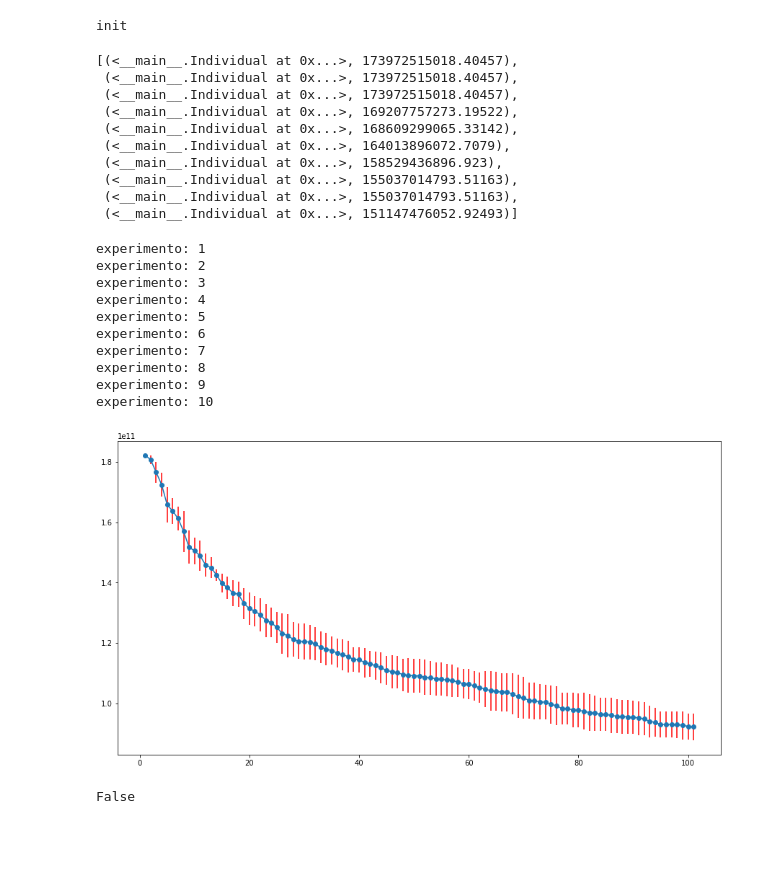
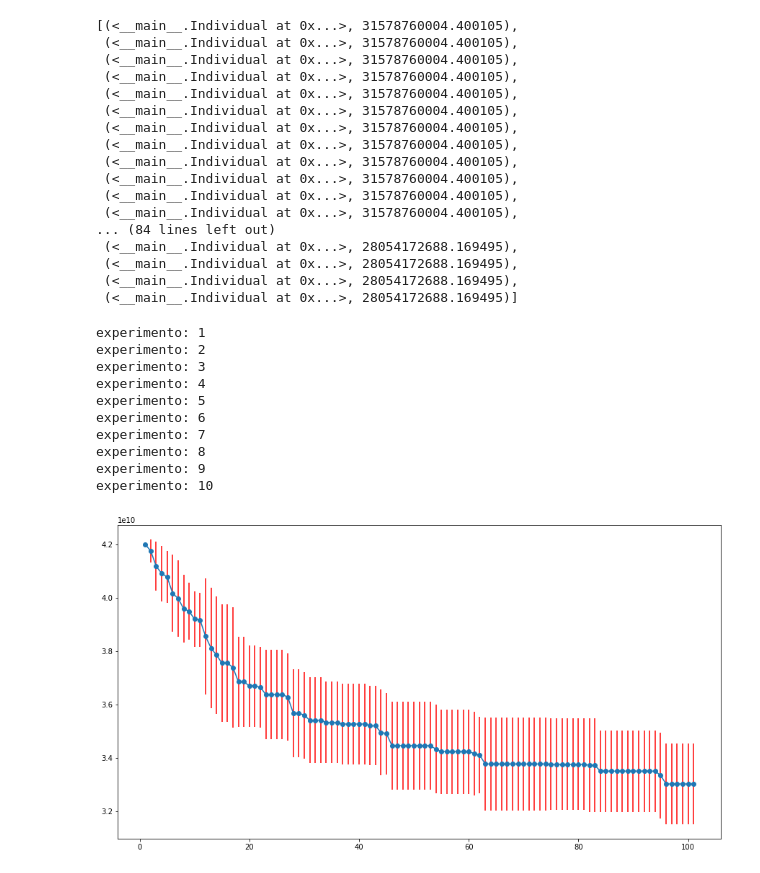
Before and after one commit to DavidSotoA/Optimzacion, a Jupyter notebook: Genetic_Algorithm.ipynb, the cells around one changed output. Drawn from its saved outputs; the diff is of its cells as text; code cells hidden in the pictures; blank space fills up the shorter version.

```diff
--- a/Genetic_Algorithm.ipynb
+++ b/Genetic_Algorithm.ipynb
@@ -340,9 +384,9 @@ def execGeneticAlgorithm(pathIn, pathOut, generaciones, tamPoblacion, hijosSampl
 *   - participantesTorneoSample: porcentaje de individuos que participaran en un torneo en la selección por torneo
 """
 
-pathIn =  "./data/fl_25_1"
+pathIn =  "./data/fl_16_1"
 pathOut = "./solucion.txt"
-generaciones = 10
+generaciones = 100
 tamPoblacion = 10
 hijosSample = 0.8
 mutacionProb = 1
@@ -352,17 +396,23 @@ participantesTorneoSample = 0.2
 x = execGeneticAlgorithm(pathIn, pathOut, generaciones, tamPoblacion, hijosSample, mutacionProb, seleccionElitismo, participantesTorneoSample)
 x
 # %% [output]
-init
+[(<__main__.Individual at 0x...>, 31578760004.400105),
+ (<__main__.Individual at 0x...>, 31578760004.400105),
+ (<__main__.Individual at 0x...>, 31578760004.400105),
+ (<__main__.Individual at 0x...>, 31578760004.400105),
+ (<__main__.Individual at 0x...>, 31578760004.400105),
+ (<__main__.Individual at 0x...>, 31578760004.400105),
+ (<__main__.Individual at 0x...>, 31578760004.400105),
+ (<__main__.Individual at 0x...>, 31578760004.400105),
+ (<__main__.Individual at 0x...>, 31578760004.400105),
+ (<__main__.Individual at 0x...>, 31578760004.400105),
+ (<__main__.Individual at 0x...>, 31578760004.400105),
+ (<__main__.Individual at 0x...>, 31578760004.400105),
+... (84 lines left out)
+ (<__main__.Individual at 0x...>, 28054172688.169495),
+ (<__main__.Individual at 0x...>, 28054172688.169495),
+ (<__main__.Individual at 0x...>, 28054172688.169495),
+ (<__main__.Individual at 0x...>, 28054172688.169495)]
-[(<__main__.Individual at 0x...>, 173972515018.40457),
- (<__main__.Individual at 0x...>, 173972515018.40457),
- (<__main__.Individual at 0x...>, 173972515018.40457),
- (<__main__.Individual at 0x...>, 169207757273.19522),
- (<__main__.Individual at 0x...>, 168609299065.33142),
- (<__main__.Individual at 0x...>, 164013896072.7079),
- (<__main__.Individual at 0x...>, 158529436896.923),
- (<__main__.Individual at 0x...>, 155037014793.51163),
- (<__main__.Individual at 0x...>, 155037014793.51163),
- (<__main__.Individual at 0x...>, 151147476052.92493)]
 # %%
 def geneticAlgorithmExperiments(path, poblacion, generaciones, tamPoblacion, hijosSample, mutacionProb, seleccionElitismo, participantesTorneoSample):
     sedes, clientes = procesarDatos(path)
@@ -427,53 +477,28 @@ def experimentos(pathIn, numExperimentos,generaciones, tamPoblacion, hijosSample
 # %%
 # Experimentos
 
 import pandas as pd
 import numpy as np
 
-pathIn =  "./data/fl_25_1"
+pathIn =  "./data/fl_16_1"
 generaciones = 100
 tamPoblacion = 10
 hijosSample = 2
 mutacionProb = 1
 seleccionElitismo = 0.1
 participantesTorneoSample = 0.2
 numExperimentos = 10
 
 experimentos(pathIn, numExperimentos,generaciones, tamPoblacion, hijosSample, mutacionProb, seleccionElitismo, participantesTorneoSample)
 # %% [output]
 experimento: 1
 experimento: 2
 experimento: 3
 experimento: 4
 experimento: 5
 experimento: 6
 experimento: 7
 experimento: 8
 experimento: 9
 experimento: 10
-[figure, old version]
+[figure, new version]
-# %%
-def existIndividual2(listInd, ind):
-    j = 0
-    for i in listInd:
-        if (i.officesOfClients == ind.officesOfClients):
-            j = j + 1
-            if j == 2:
-                return True
-    return False
-
-def repeatInd(p):
-    j = 0
-    for i in p:
-        if existIndividual2(p, i):
-            return True
-            break
-    return False
-
-path =  "./data/fl_3_1"
-sedes, clientes = procesarDatos(path)
-poblacion = crearPoblacion(27, sedes, clientes)
-
-print(repeatInd(poblacion.individuals))
-# %% [output]
-False
```
Also changed, not shown: parts of 20 cells of this notebook, 1 other file.
